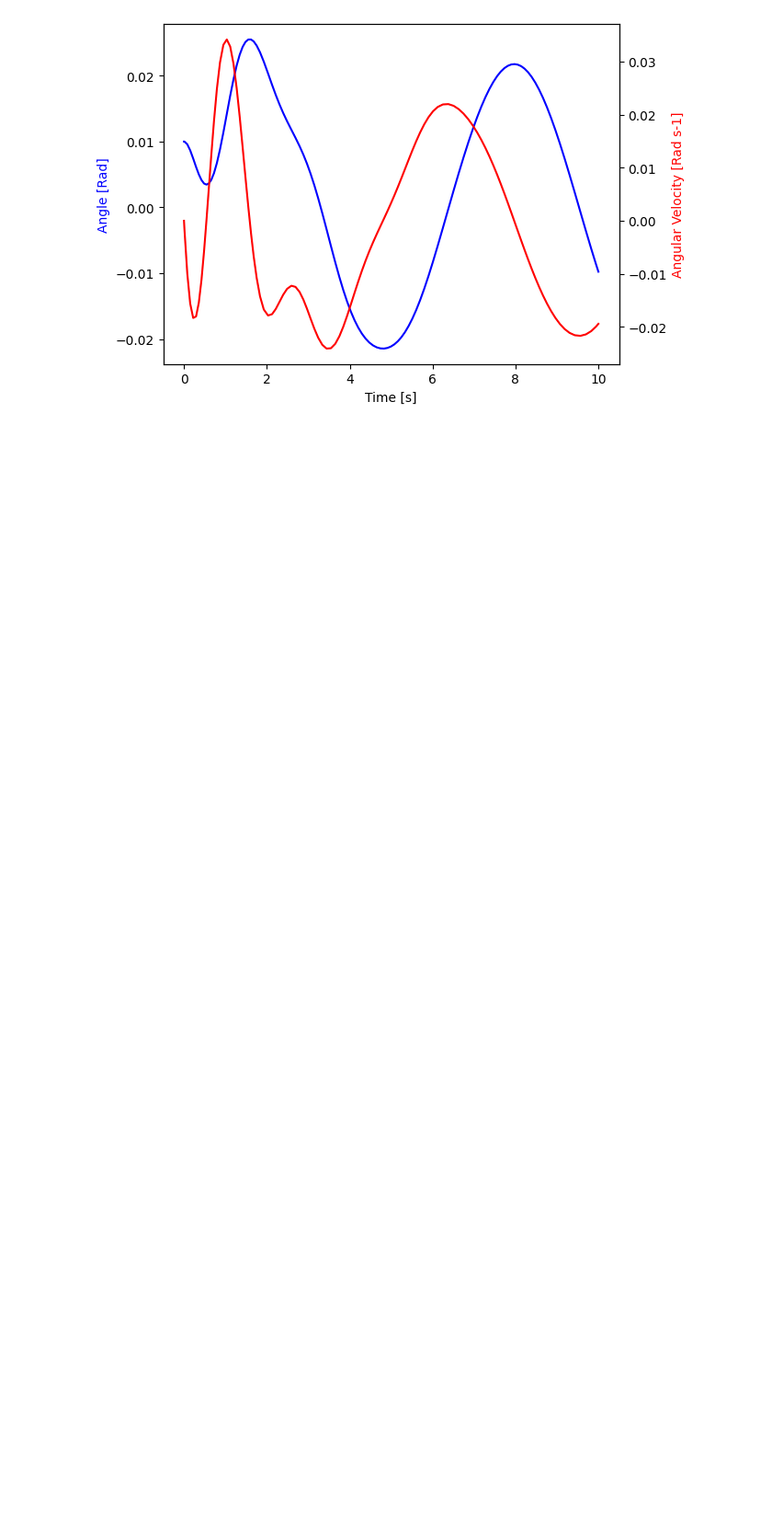
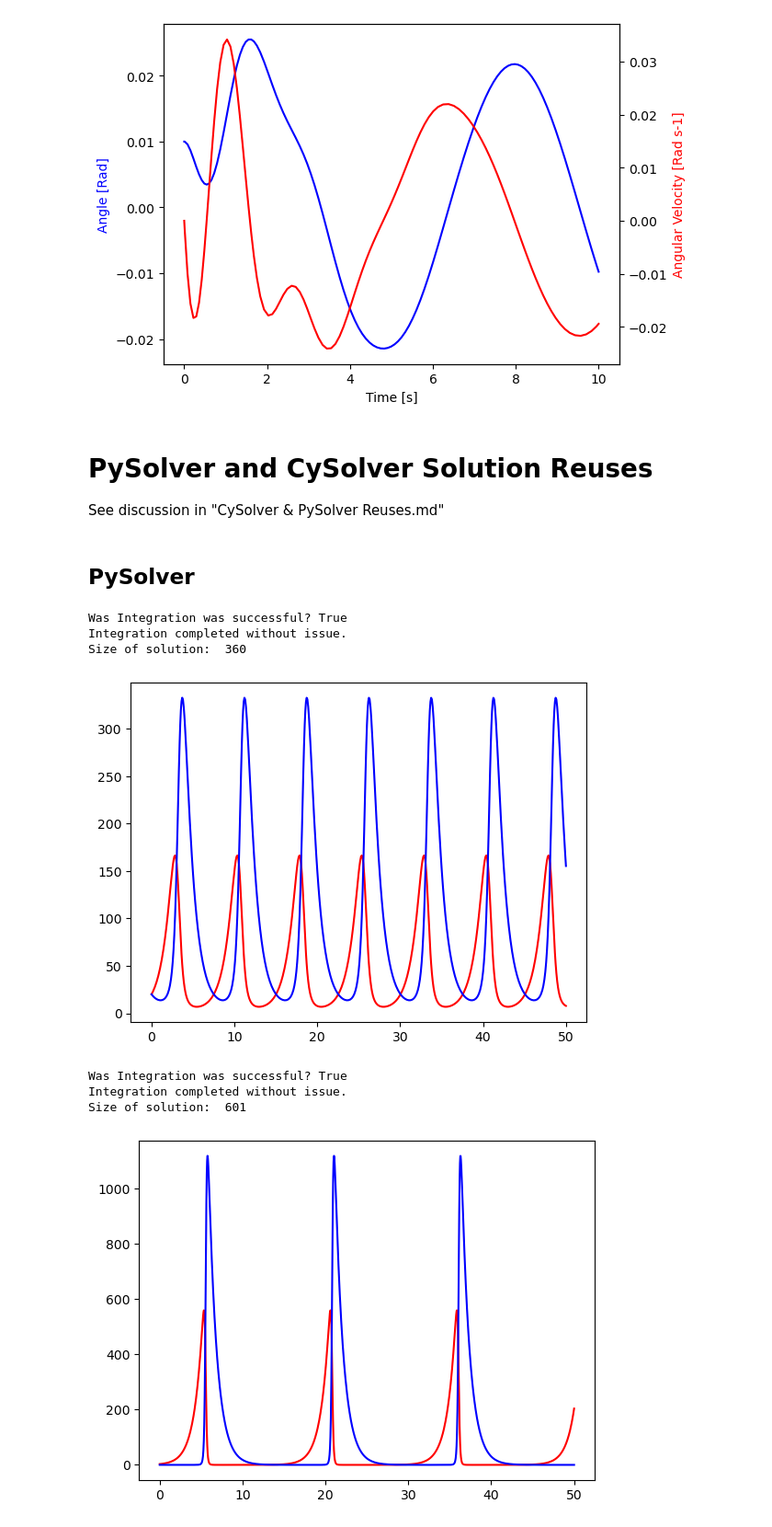
Before and after one commit to jrenaud90/CyRK, a Jupyter notebook: Demos/2 - Advanced CySolver Examples.ipynb, the cells around one changed output. Shown: that part at 92% size. Cells and saved outputs as stored; diff of their text form; code cells hidden in the pictures; blank space fills up the shorter version.

```diff
--- a/Demos/2 - Advanced CySolver Examples.ipynb
+++ b/Demos/2 - Advanced CySolver Examples.ipynb
@@ -389,3 +408,69 @@ ax2.set_ylabel("Angular Velocity [Rad s-1]", c='r')
 plt.show()
 # %% [output]
 [figure]
+# %% [markdown]
+# PySolver and CySolver Solution Reuses
+See discussion in "CySolver & PySolver Reuses.md"
+# %% [markdown]
+## PySolver
+# %%
+# Note if using this format, `dy` must be the first argument. Additionally, a special flag must be set to True when calling pysolve_ivp, see below.
+def cy_diffeq(dy, t, y):
+    dy[0] = (1. - 0.01 * y[1]) * y[0]
+    dy[1] = (0.02 * y[0] - 1.) * y[1]
+
+# Since this is pure python we can njit it safely
+from numba import njit
+cy_diffeq = njit(cy_diffeq)
+
+import numpy as np
+from CyRK import pysolve_ivp
+
+initial_conds = np.asarray((20., 20.), dtype=np.float64, order='C')
+time_span = (0., 50.)
+rtol = 1.0e-7
+atol = 1.0e-8
+
+result = \
+    pysolve_ivp(cy_diffeq, time_span, initial_conds,
+                method="RK45", rtol=rtol, atol=atol, pass_dy_as_arg=True)
+
+# Use the result's memory allocation to re-call pysolve_ivp
+result = \
+    pysolve_ivp(cy_diffeq, time_span, initial_conds,
+                method="RK45", rtol=rtol, atol=atol, pass_dy_as_arg=True,
+                solution_reuse=result) # Set the reuse argument.
+
+print("Was Integration was successful?", result.success)
+print(result.message)
+print("Size of solution: ", result.size)
+import matplotlib.pyplot as plt
+fig, ax = plt.subplots()
+ax.plot(result.t, result.y[0], c='r')
+ax.plot(result.t, result.y[1], c='b')
+plt.show()
+
+# We can change parameters too
+new_initial_conds = np.asarray((3., 0.1), dtype=np.float64, order='C')
+result = \
+    pysolve_ivp(cy_diffeq, time_span, new_initial_conds,
+                method="RK45", rtol=rtol, atol=atol, pass_dy_as_arg=True,
+                solution_reuse=result) # Set the reuse argument.
+
+print("Was Integration was successful?", result.success)
+print(result.message)
+print("Size of solution: ", result.size)
+import matplotlib.pyplot as plt
+fig, ax = plt.subplots()
+ax.plot(result.t, result.y[0], c='r')
+ax.plot(result.t, result.y[1], c='b')
+plt.show()
+# %% [output]
+Was Integration was successful? True
+Integration completed without issue.
+Size of solution:  360
+[figure, added]
+Was Integration was successful? True
+Integration completed without issue.
+Size of solution:  601
+[figure, added]
```
Also changed, not shown: parts of 10 cells of this notebook, 12 other files.
